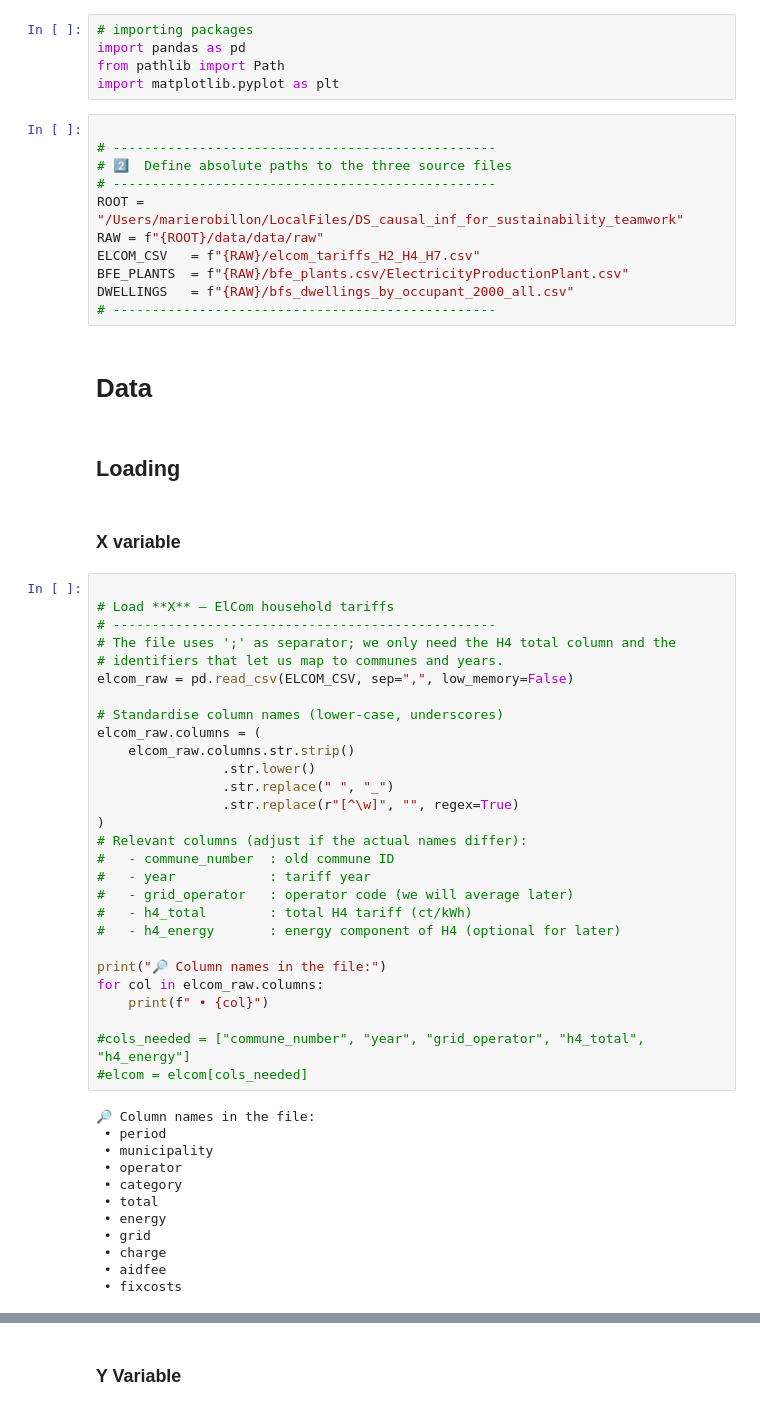
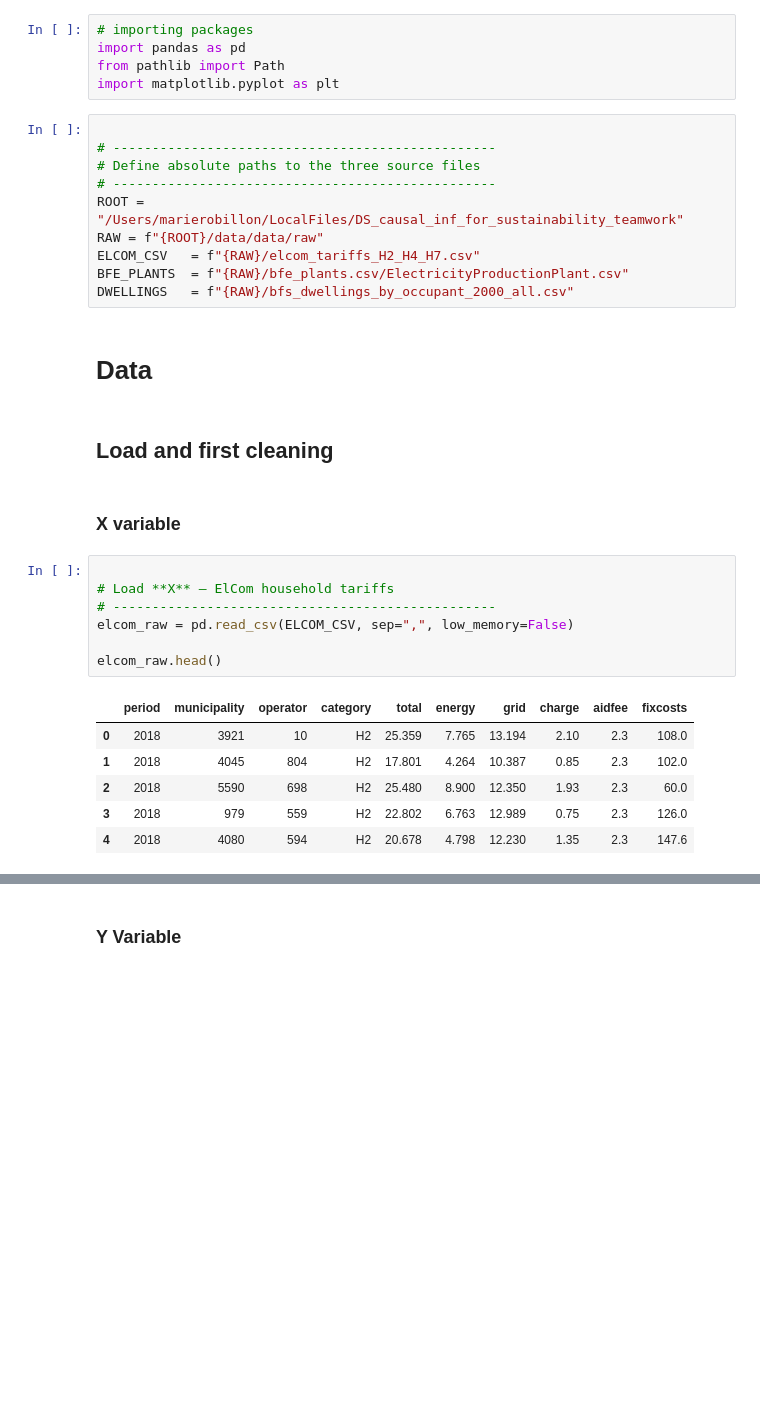
Before and after one commit to marierobillon/DS_causal_inf_for_sustainability_teamwork, a Jupyter notebook: main.ipynb, the cells around one changed output, grey strips where cells are left out. Saved outputs shown, nothing was run; the diff lists cells and outputs as text; blank space fills up the shorter version.

```diff
--- a/main.ipynb
+++ b/main.ipynb
@@ -8,60 +8,33 @@ import matplotlib.pyplot as plt
 # %%
 
 # -------------------------------------------------
-# 2️⃣  Define absolute paths to the three source files
+# Define absolute paths to the three source files
 # -------------------------------------------------
 ROOT = "/Users/marierobillon/LocalFiles/DS_causal_inf_for_sustainability_teamwork"
 RAW = f"{ROOT}/data/data/raw"
 ELCOM_CSV   = f"{RAW}/elcom_tariffs_H2_H4_H7.csv"
 BFE_PLANTS  = f"{RAW}/bfe_plants.csv/ElectricityProductionPlant.csv"
 DWELLINGS   = f"{RAW}/bfs_dwellings_by_occupant_2000_all.csv"
-# -------------------------------------------------
 # %% [markdown]
 # Data
-# %% [markdown]
-## Loading
+# %% [markdown]
+## Load and first cleaning
 # %% [markdown]
 ### X variable
 # %%
 
 # Load **X** – ElCom household tariffs
 # -------------------------------------------------
-# The file uses ';' as separator; we only need the H4 total column and the
-# identifiers that let us map to communes and years.
 elcom_raw = pd.read_csv(ELCOM_CSV, sep=",", low_memory=False)
 
-# Standardise column names (lower‑case, underscores)
-elcom_raw.columns = (
-    elcom_raw.columns.str.strip()
-                .str.lower()
-                .str.replace(" ", "_")
-                .str.replace(r"[^\w]", "", regex=True)
-)
-# Relevant columns (adjust if the actual names differ):
-#   - commune_number  : old commune ID
-#   - year            : tariff year
-#   - grid_operator   : operator code (we will average later)
-#   - h4_total        : total H4 tariff (ct/kWh)
-#   - h4_energy       : energy component of H4 (optional for later)
-
-print("🔎 Column names in the file:")
-for col in elcom_raw.columns:
-    print(f" • {col}")
-
-#cols_needed = ["commune_number", "year", "grid_operator", "h4_total", "h4_energy"]
-#elcom = elcom[cols_needed]
+elcom_raw.head()
 # %% [output]
-🔎 Column names in the file:
- • period
- • municipality
- • operator
- • category
- • total
- • energy
- • grid
- • charge
- • aidfee
- • fixcosts
+|  | period | municipality | operator | category | total | energy | grid | charge | aidfee | fixcosts |
+| 0 | 2018 | 3921 | 10 | H2 | 25.359 | 7.765 | 13.194 | 2.10 | 2.3 | 108.0 |
+| 1 | 2018 | 4045 | 804 | H2 | 17.801 | 4.264 | 10.387 | 0.85 | 2.3 | 102.0 |
+| 2 | 2018 | 5590 | 698 | H2 | 25.480 | 8.900 | 12.350 | 1.93 | 2.3 | 60.0 |
+| 3 | 2018 | 979 | 559 | H2 | 22.802 | 6.763 | 12.989 | 0.75 | 2.3 | 126.0 |
+| 4 | 2018 | 4080 | 594 | H2 | 20.678 | 4.798 | 12.230 | 1.35 | 2.3 | 147.6 |
 # %%
 # Keep only the columns we need for X
 # -----------------------------------
```
Also changed, not shown: parts of 8 cells of this notebook.
